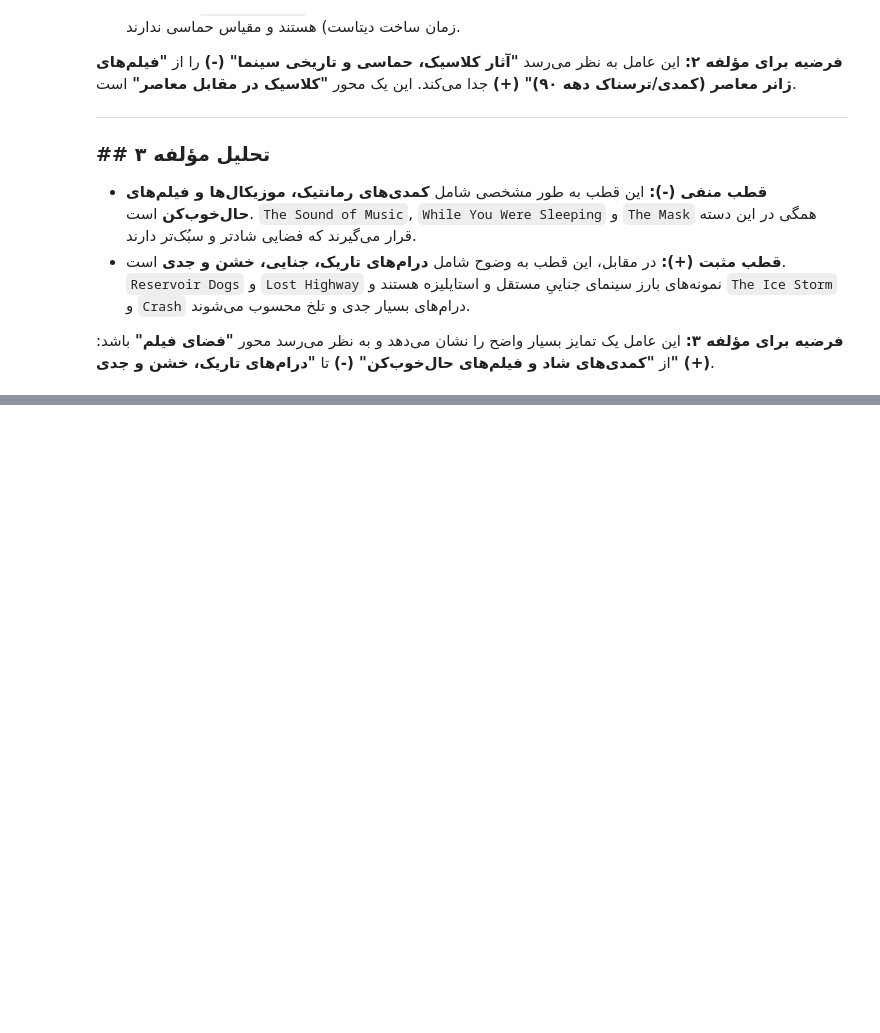
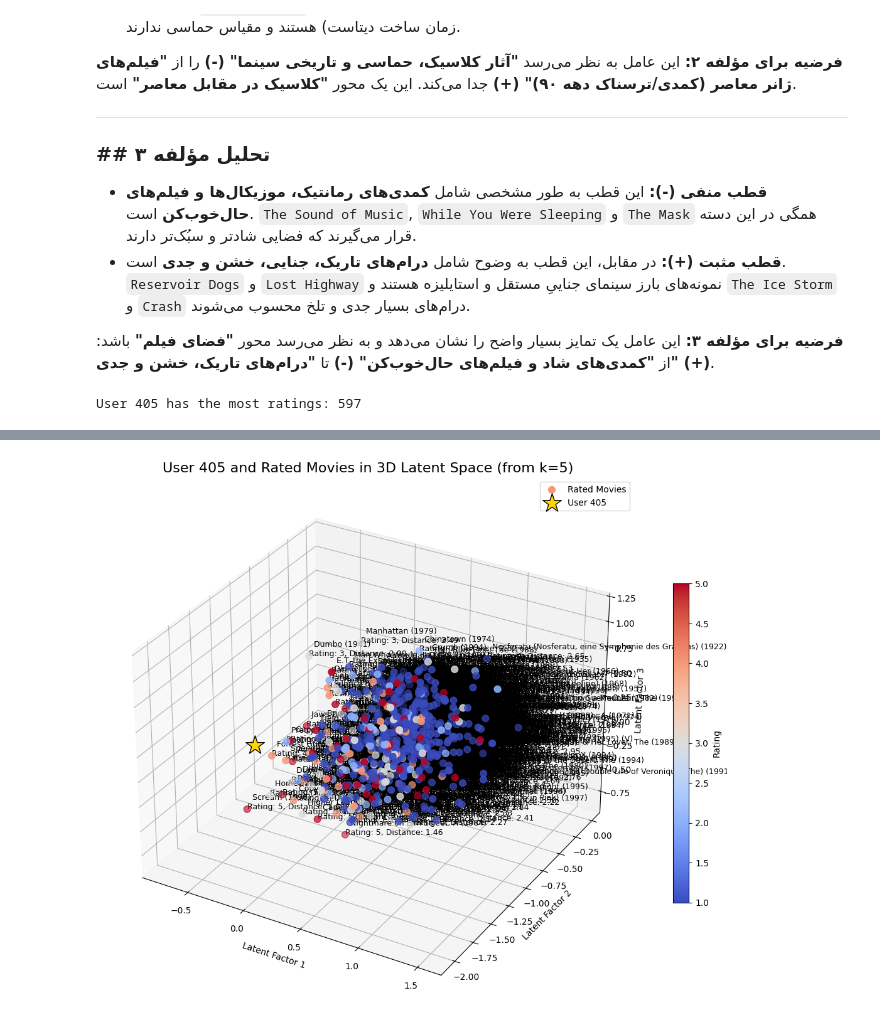
Before and after one commit to kiarashsaeidi/Recommender-system, a Jupyter notebook: code.ipynb, the cells around one changed output, grey strips where cells are left out. Drawn from its saved outputs; the diff is of its cells as text; code cells hidden in the pictures; blank space fills up the shorter version.

Commit message:
added the chart with TSNE to compare users with moveis and ratings

```diff
--- a/code.ipynb
+++ b/code.ipynb
@@ -383,3 +383,80 @@ for i in range(1, 4):
 * **قطب مثبت (+):** در مقابل، این قطب به وضوح شامل **درام‌های تاریک، جنایی، خشن و جدی** است. `Reservoir Dogs` و `Lost Highway` نمونه‌های بارز سینمای جناییِ مستقل و استایلیزه هستند و `The Ice Storm` و `Crash` درام‌های بسیار جدی و تلخ محسوب می‌شوند.
 
 **فرضیه برای مؤلفه ۳:** این عامل یک تمایز بسیار واضح را نشان می‌دهد و به نظر می‌رسد محور **"فضای فیلم"** باشد: از **"کمدی‌های شاد و فیلم‌های حال‌خوب‌کن" (-)** تا **"درام‌های تاریک، خشن و جدی" (+)**.
+# %%
+top_user = train_data['user_id'].value_counts().idxmax()
+top_count = train_data['user_id'].value_counts().max()
+print(f"User {top_user} has the most ratings: {top_count}")
+# %% [output]
+User 405 has the most ratings: 597
+# %%
+from sklearn.manifold import TSNE
+from mpl_toolkits.mplot3d import Axes3D
+
+
+user_id_to_plot = 405
+
+# ۲. تمام فیلم‌هایی که این کاربر امتیاز داده را استخراج کنید
+user_ratings_df = train_data[train_data['user_id'] == user_id_to_plot]
+
+if user_ratings_df.empty:
+    print(f"کاربر با شناسه {user_id_to_plot} در دیتاست شما یافت نشد.")
+else:
+    # ۳. آماده‌سازی داده‌ها برای رسم نمودار
+    # بردار ۵ بعدی کاربر
+    user_vector_5d = P[user_id_to_plot]
+    # مختصات سه‌بعدی کاربر برای رسم
+    user_coords_3d = user_vector_5d[:3]
+
+    # لیست‌هایی برای نگهداری اطلاعات فیلم‌ها
+    movie_coords_list = []
+    labels_list = []
+
+    # ۴. محاسبه فاصله و آماده‌سازی برچسب‌ها
+    print(f"--- تحلیل فاصله برای کاربر {user_id_to_plot} در فضای کامل ۵ بعدی ---")
+    for _, item_id, rating, title in user_ratings_df.itertuples(index=False):
+        # بردار ۵ بعدی فیلم
+        item_vector_5d = Q[item_id]
+        # مختصات سه‌بعدی فیلم برای رسم
+        movie_coords_3d = item_vector_5d[:3]
+        movie_coords_list.append(movie_coords_3d)
+
+        # محاسبه فاصله در فضای کامل ۵ بعدی
+        distance = np.linalg.norm(user_vector_5d - item_vector_5d)
+
+        # ساخت برچسب برای نمایش روی نمودار
+        label = f"{title}\nRating: {rating}, Distance: {distance:.2f}"
+        labels_list.append(label)
+
+        print(f"فیلم: {title} | امتیاز: {rating} | فاصله: {distance:.2f}")
+
+    movie_coords = np.array(movie_coords_list)
+    ratings = user_ratings_df['rating'].values
+
+    # ۵. رسم نمودار سه‌بعدی
+    fig = plt.figure(figsize=(16, 11))
+    ax = fig.add_subplot(111, projection='3d')
+
+    # رسم نقاط فیلم‌ها
+    movie_scatter = ax.scatter(movie_coords[:, 0], movie_coords[:, 1], movie_coords[:, 2],
+                               c=ratings, cmap='coolwarm', s=60, label='Rated Movies')
+
+    # رسم نقطه کاربر
+    ax.scatter(user_coords_3d[0], user_coords_3d[1], user_coords_3d[2],
+               marker='*', color='gold', s=500, label=f'User {user_id_to_plot}', edgecolors='black')
+
+    # اضافه کردن برچسب‌ها به نمودار
+    for i, txt in enumerate(labels_list):
+        ax.text(movie_coords[i, 0], movie_coords[i, 1], movie_coords[i, 2], f'  {txt}', size=9, zorder=1, color='k')
+
+    # تنظیمات نمودار
+    ax.set_title(f'User {user_id_to_plot} and Rated Movies in 3D Latent Space (from k=5)', fontsize=16)
+    ax.set_xlabel('Latent Factor 1')
+    ax.set_ylabel('Latent Factor 2')
+    ax.set_zlabel('Latent Factor 3')
+    ax.legend()
+
+    # اضافه کردن نوار رنگ
+    cbar = fig.colorbar(movie_scatter, ax=ax, shrink=0.6)
+    cbar.set_label('Rating')
+# %% [output]
@@ -385,0 +480 @@ for i in range(1, 4):
+[figure, added]
```
Also changed, not shown: parts of 7 cells of this notebook.
